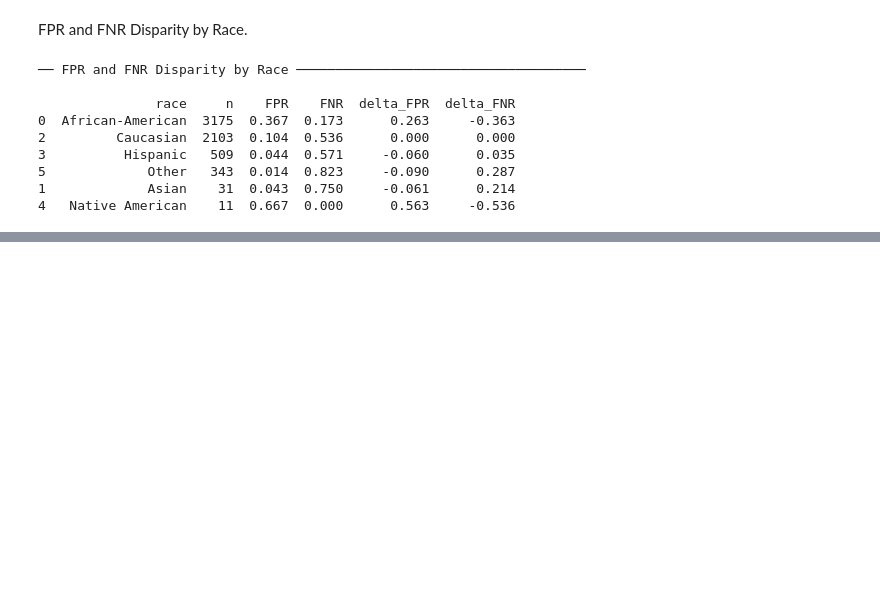
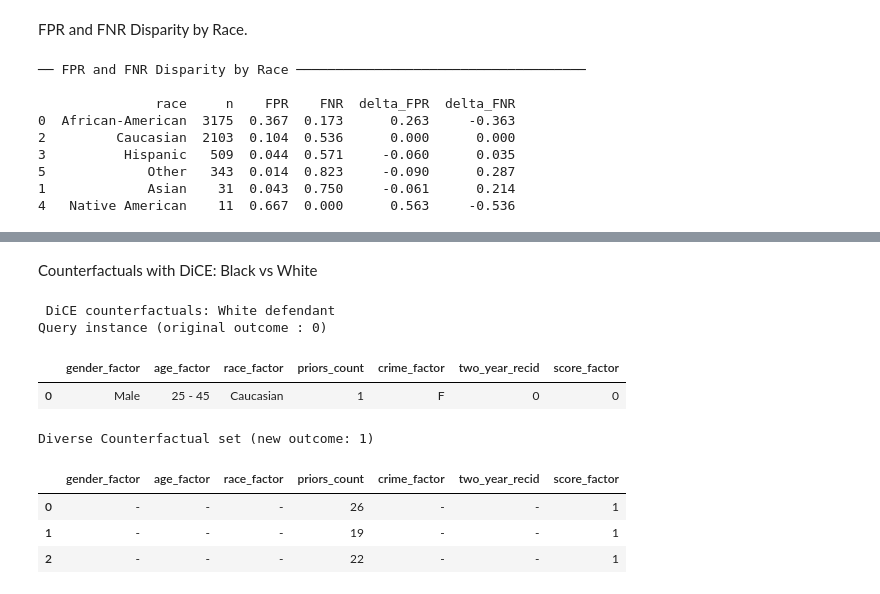
Before and after one commit to isambilo/rML, a Jupyter notebook: ASSN02_COMPAS.ipynb, the cells around one changed output, grey strips where cells are left out. Drawn from its saved outputs; the diff is of its cells as text; code cells hidden in the pictures; blank space fills up the shorter version.

```diff
--- a/ASSN02_COMPAS.ipynb
+++ b/ASSN02_COMPAS.ipynb
@@ -443,0 +671,50 @@ print(disparity)
+# %% [markdown]
+Counterfactuals with DiCE: Black vs White
+# %%
+X_train["two_year_recid"] = pd.to_numeric(X_train["two_year_recid"])
+X_test["two_year_recid"] = pd.to_numeric(X_test["two_year_recid"])
+# %%
+#!pip install dice-ml
+import dice_ml
+from dice_ml import Dice
+
+# DiCE requires a pandas DataFrame and a wrapped model
+dice_data = dice_ml.Data(
+    dataframe = pd.concat([X_train, y_train], axis=1),
+    continuous_features = ["priors_count", "two_year_recid"],
+    outcome_name = "score_factor"
+    )
+dice_model = dice_ml.Model(
+    model = gbt_pipeline,
+    backend = "sklearn",
+    model_type = "classifier"
+    )
+exp_dice = Dice(dice_data, dice_model, method="random")
+for label, idx in [
+    ("Black defendant", black_idx),
+     ("White defendant", white_idx)
+     ]:
+     query = X_test.loc[[idx]]
+     cf = exp_dice.generate_counterfactuals(
+         query,
+         total_CFs = 3,
+         desired_class = "opposite",
+         permitted_range = {
+             "age_factor" : ["Less than 25", "25 - 45", "Greater than 45"],
+                            "priors_count": [0, 38]
+                            },
+         features_to_vary = ["age_factor", "priors_count",
+                             "crime_factor"]
+         )
+print(f"\n DiCE counterfactuals: {label} ")
+cf.visualize_as_dataframe(show_only_changes=True)
+# %% [output]
+ DiCE counterfactuals: White defendant
+Query instance (original outcome : 0)
+|  | gender_factor | age_factor | race_factor | priors_count | crime_factor | two_year_recid | score_factor |
+| 0 | Male | 25 - 45 | Caucasian | 1 | F | 0 | 0 |
+Diverse Counterfactual set (new outcome: 1)
+|  | gender_factor | age_factor | race_factor | priors_count | crime_factor | two_year_recid | score_factor |
+| 0 | - | - | - | 26 | - | - | 1 |
+| 1 | - | - | - | 19 | - | - | 1 |
+| 2 | - | - | - | 22 | - | - | 1 |
```
Also changed, not shown: parts of 17 cells of this notebook.
